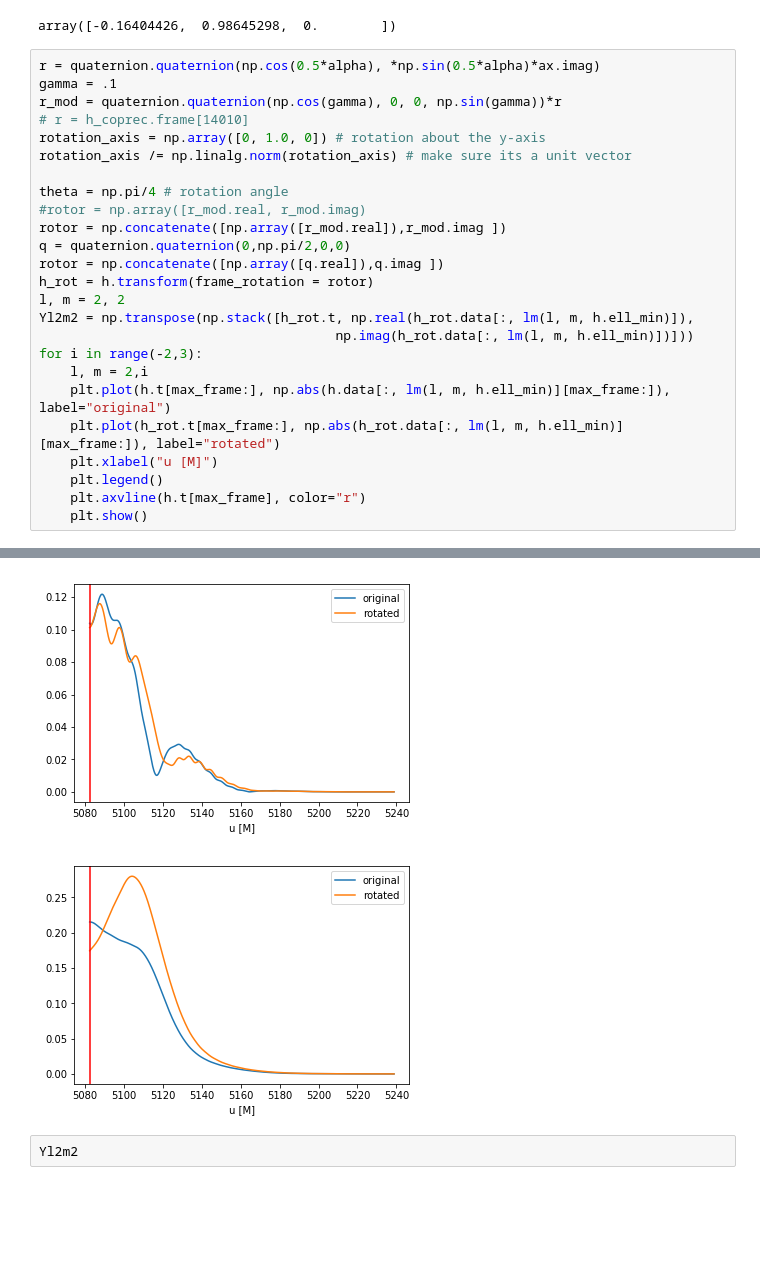
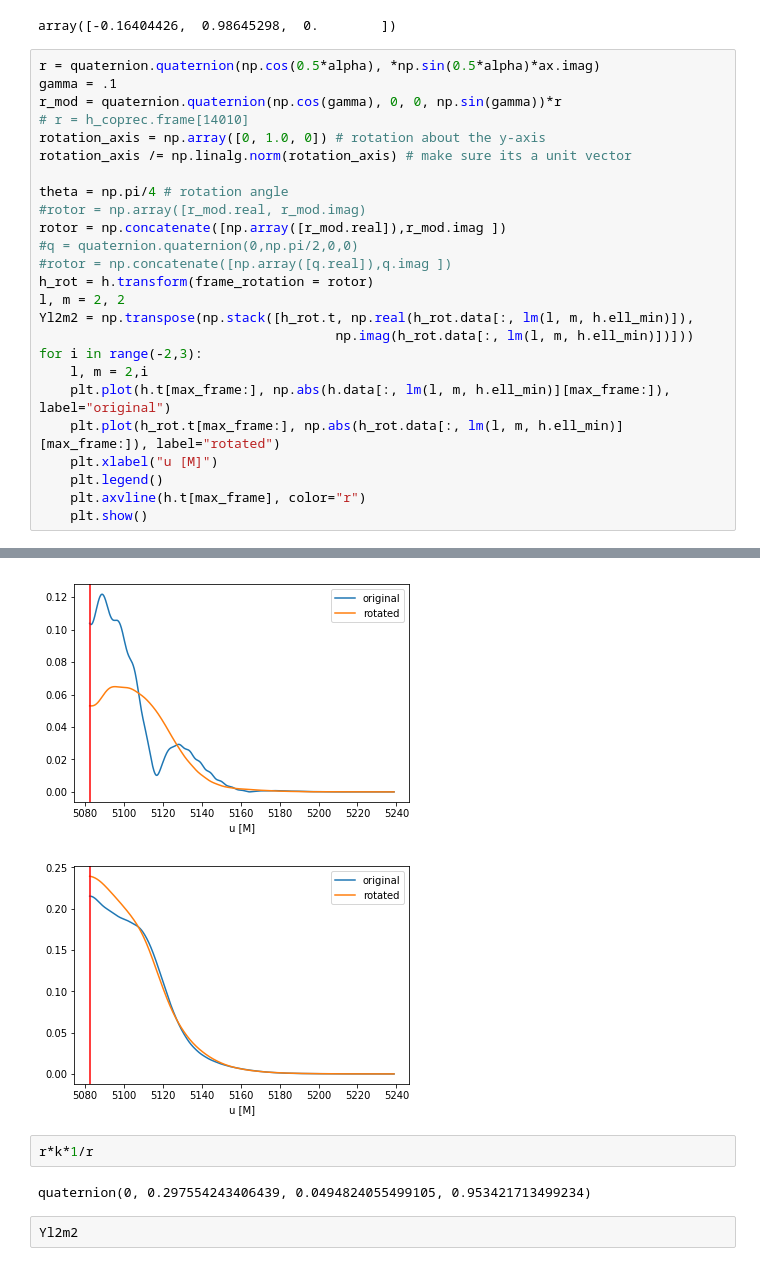
Before and after one commit to isaaclegred/qnm-fitting, a Jupyter notebook: Testing/scri_tutorial.ipynb, the cells around one changed output, grey strips where cells are left out. Drawn from its saved outputs; the diff is of its cells as text; blank space fills up the shorter version.

```diff
--- a/Testing/scri_tutorial.ipynb
+++ b/Testing/scri_tutorial.ipynb
@@ -306,8 +306,8 @@ rotation_axis /= np.linalg.norm(rotation_axis) # make sure its a unit vector
 theta = np.pi/4 # rotation angle
 #rotor = np.array([r_mod.real, r_mod.imag)
 rotor = np.concatenate([np.array([r_mod.real]),r_mod.imag ])
-q = quaternion.quaternion(0,np.pi/2,0,0)
-rotor = np.concatenate([np.array([q.real]),q.imag ])
+#q = quaternion.quaternion(0,np.pi/2,0,0)
+#rotor = np.concatenate([np.array([q.real]),q.imag ])
 h_rot = h.transform(frame_rotation = rotor)
 l, m = 2, 2
 Yl2m2 = np.transpose(np.stack([h_rot.t, np.real(h_rot.data[:, lm(l, m, h.ell_min)]),
@@ -327,5 +327,9 @@ for i in range(-2,3):
-[figure, old version]
+[figure, new version]
-[figure, old version]
+[figure, new version]
+# %%
+r*k*1/r
+# %% [output]
+quaternion(0, 0.297554243406439, 0.0494824055499105, 0.953421713499234)
 # %%
 Yl2m2
 # %% [output]
```
Also changed, not shown: parts of 6 cells of this notebook, 1 other file.
